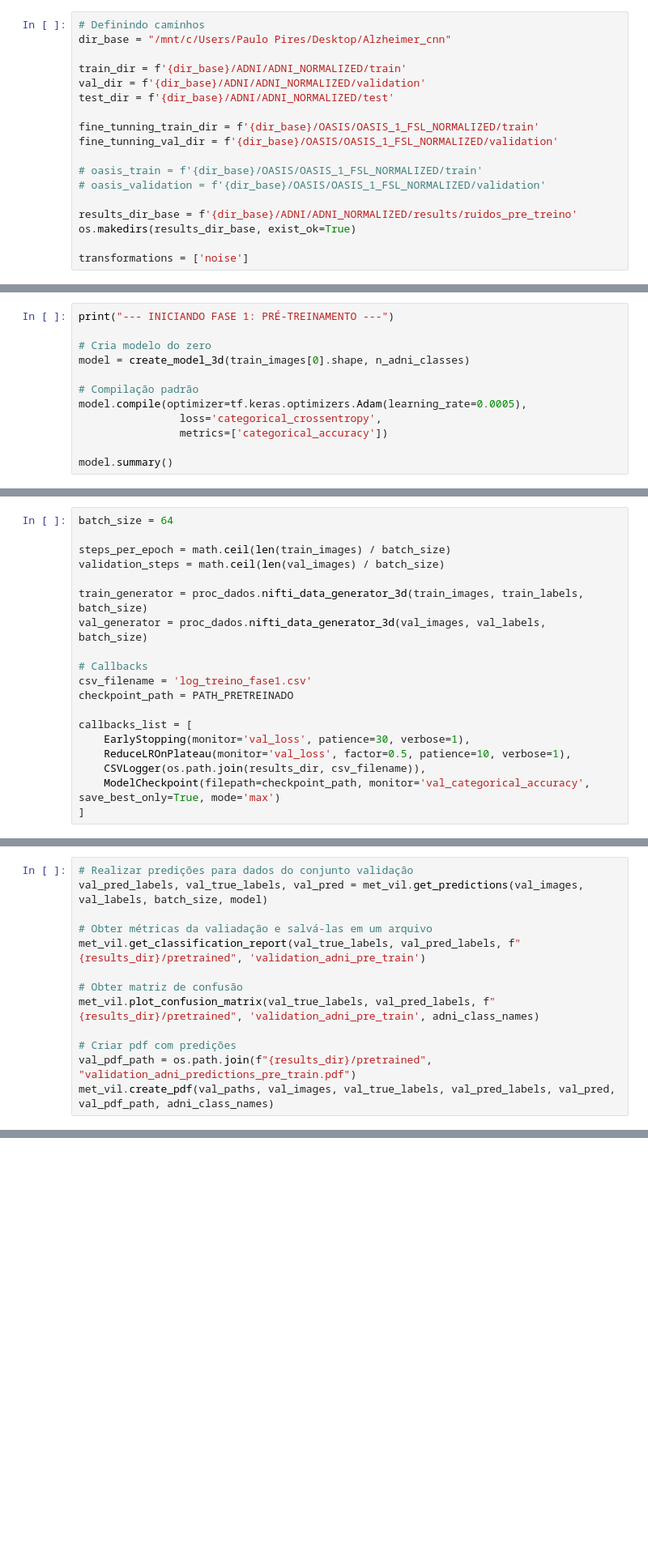
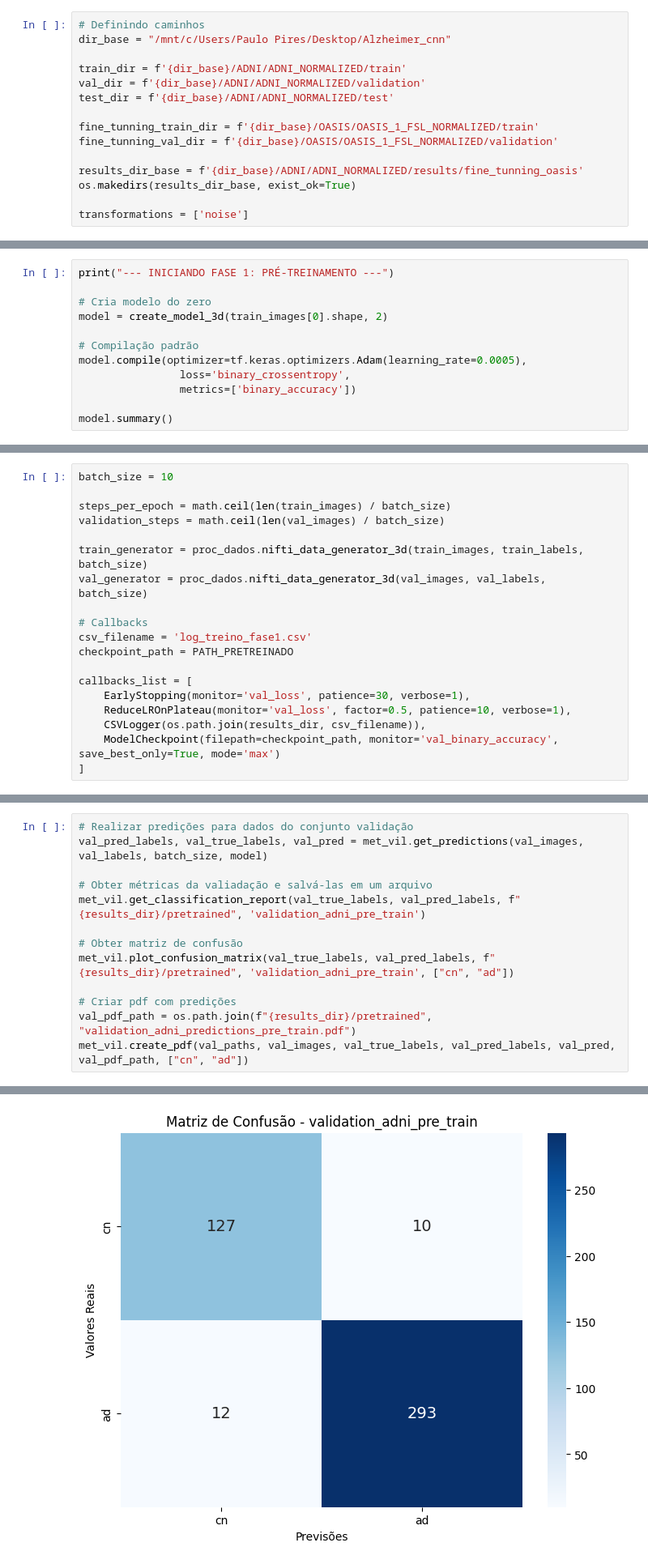
Before and after one commit to brunopmont/Alzheimer-CNN-Detection, a Jupyter notebook: cnn/transfer_learning.ipynb, the cells around one changed output, grey strips where cells are left out. Shown at 81% size. Saved outputs shown, nothing was run; the diff lists cells and outputs as text; blank space fills up the shorter version.

```diff
--- a/cnn/transfer_learning.ipynb
+++ b/cnn/transfer_learning.ipynb
@@ -108,10 +115,7 @@ test_dir = f'{dir_base}/ADNI/ADNI_NORMALIZED/test'
 fine_tunning_train_dir = f'{dir_base}/OASIS/OASIS_1_FSL_NORMALIZED/train'
 fine_tunning_val_dir = f'{dir_base}/OASIS/OASIS_1_FSL_NORMALIZED/validation'
 
-# oasis_train = f'{dir_base}/OASIS/OASIS_1_FSL_NORMALIZED/train'
-# oasis_validation = f'{dir_base}/OASIS/OASIS_1_FSL_NORMALIZED/validation'
-
-results_dir_base = f'{dir_base}/ADNI/ADNI_NORMALIZED/results/ruidos_pre_treino'
+results_dir_base = f'{dir_base}/ADNI/ADNI_NORMALIZED/results/fine_tunning_oasis'
 os.makedirs(results_dir_base, exist_ok=True)
 
 transformations = ['noise']
@@ -185,11 +209,11 @@ PATH_FINETUNED = os.path.join(results_dir, "modelo_final.keras")
 print("--- INICIANDO FASE 1: PRÉ-TREINAMENTO ---")
 
 # Cria modelo do zero
-model = create_model_3d(train_images[0].shape, n_adni_classes)
+model = create_model_3d(train_images[0].shape, 2)
 
 # Compilação padrão
 model.compile(optimizer=tf.keras.optimizers.Adam(learning_rate=0.0005),
-                loss='categorical_crossentropy',
-                metrics=['categorical_accuracy'])
+                loss='binary_crossentropy',
+                metrics=['binary_accuracy'])
 
 model.summary()
@@ -196,5 +243,5 @@ model.summary()
 # %%
-batch_size = 64
+batch_size = 10
 
 steps_per_epoch = math.ceil(len(train_images) / batch_size)
 validation_steps = math.ceil(len(val_images) / batch_size)
@@ -210,6 +257,6 @@ callbacks_list = [
     EarlyStopping(monitor='val_loss', patience=30, verbose=1),
     ReduceLROnPlateau(monitor='val_loss', factor=0.5, patience=10, verbose=1),
     CSVLogger(os.path.join(results_dir, csv_filename)),
-    ModelCheckpoint(filepath=checkpoint_path, monitor='val_categorical_accuracy', save_best_only=True, mode='max')
+    ModelCheckpoint(filepath=checkpoint_path, monitor='val_binary_accuracy', save_best_only=True, mode='max')
 ]
 # %%
@@ -240,8 +307,9 @@ val_pred_labels, val_true_labels, val_pred = met_vil.get_predictions(val_images,
 met_vil.get_classification_report(val_true_labels, val_pred_labels, f"{results_dir}/pretrained", 'validation_adni_pre_train')
 
 # Obter matriz de confusão
-met_vil.plot_confusion_matrix(val_true_labels, val_pred_labels, f"{results_dir}/pretrained", 'validation_adni_pre_train', adni_class_names)
+met_vil.plot_confusion_matrix(val_true_labels, val_pred_labels, f"{results_dir}/pretrained", 'validation_adni_pre_train', ["cn", "ad"])
 
 # Criar pdf com predições
 val_pdf_path = os.path.join(f"{results_dir}/pretrained", "validation_adni_predictions_pre_train.pdf")
-met_vil.create_pdf(val_paths, val_images, val_true_labels, val_pred_labels, val_pred, val_pdf_path, adni_class_names)
+met_vil.create_pdf(val_paths, val_images, val_true_labels, val_pred_labels, val_pred, val_pdf_path, ["cn", "ad"])
+# %% [output]
@@ -248,3 +333,4 @@ met_vil.create_pdf(val_paths, val_images, val_true_labels, val_pred_labels, val_
+[figure, added]
 # %% [markdown]
 ### PREDIÇÃO TESTE PRE TREINO
 # %%
```
Also changed, not shown: parts of 23 cells of this notebook, 11 other files.
